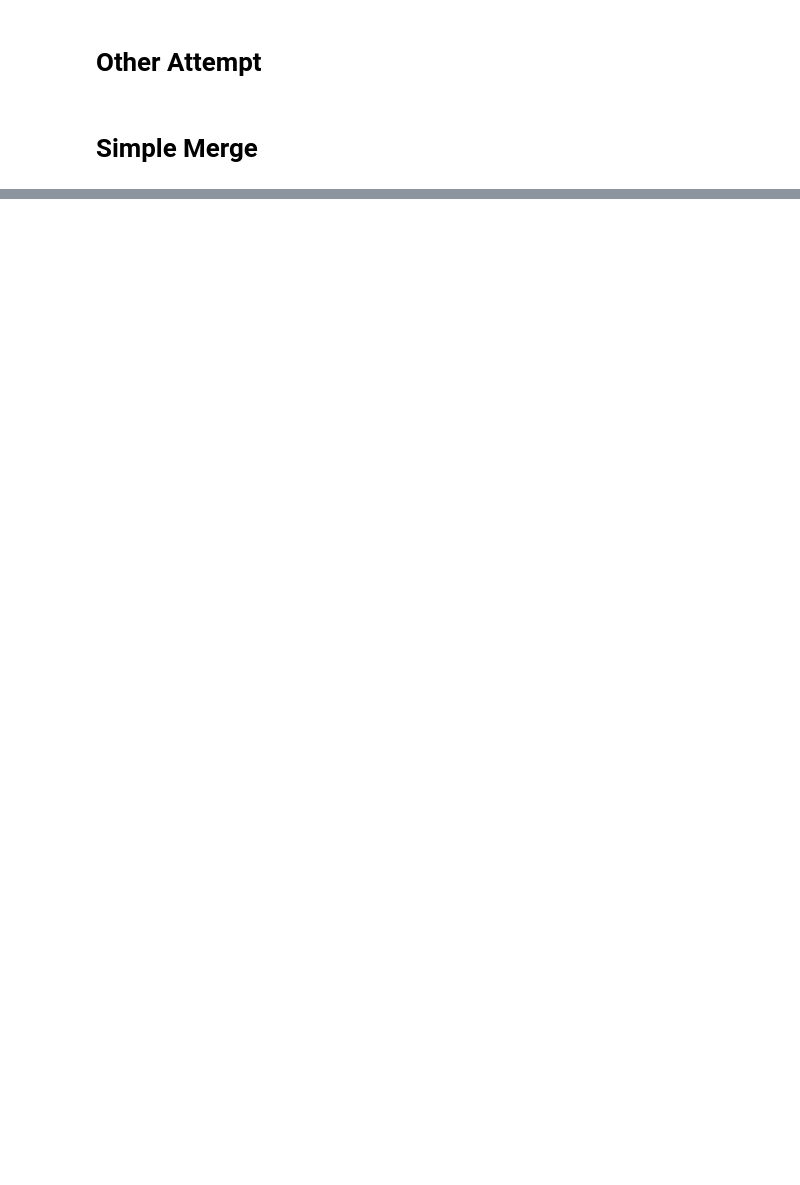
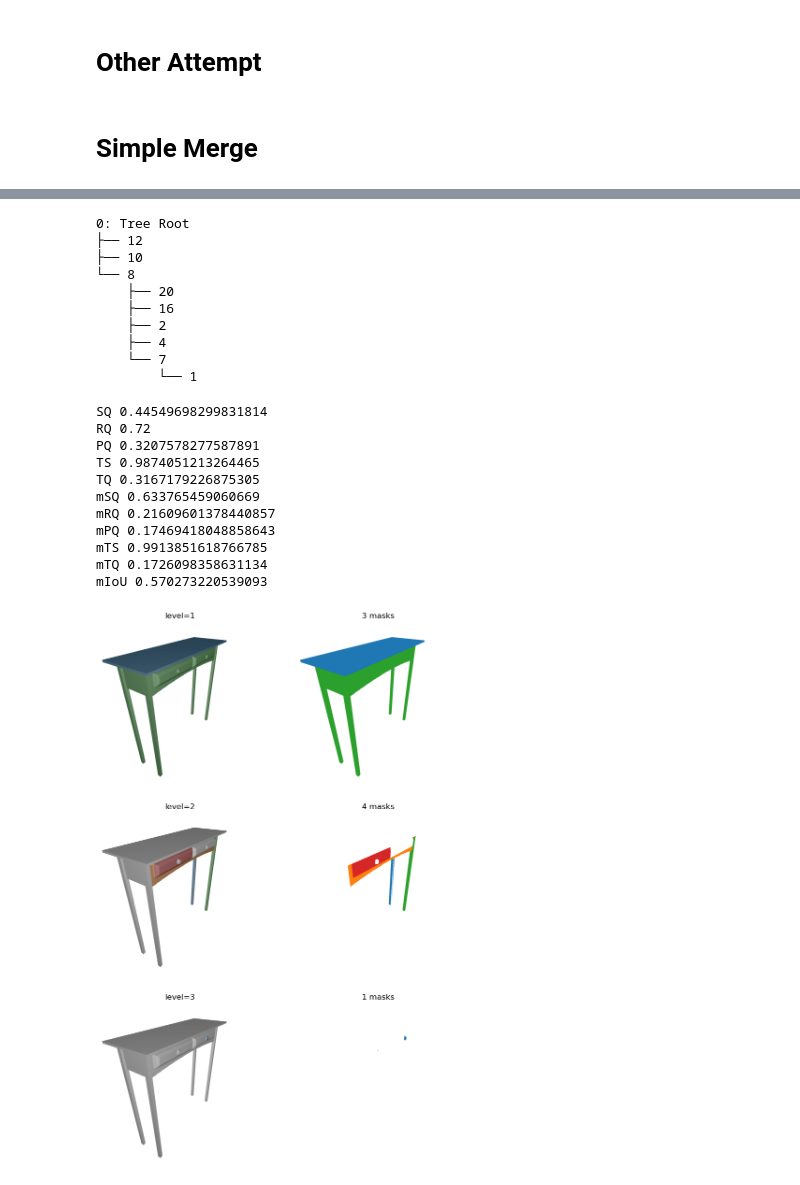
Before and after one commit to dnvtmf/OTS, a Jupyter notebook: notebooks/PartNet.ipynb, the cells around one changed output, grey strips where cells are left out. Saved outputs shown, nothing was run; the diff lists cells and outputs as text; code cells hidden in the pictures; blank space fills up the shorter version.

```diff
--- a/notebooks/PartNet.ipynb
+++ b/notebooks/PartNet.ipynb
@@ -604,0 +819,2 @@ print(metric.PQ, metric.TQ)
+# %%
+X, _ = tree3d_gt.compress_masks(epochs=3000, include_views=True)
@@ -604,0 +839,7 @@ print(metric.PQ, metric.TQ)
+# %%
+K = gt.cnt * 2
+gnn = pyg.nn.GCN(in_channels=X.shape[1], hidden_channels=128, num_layers=2, out_channels=K, norm='BatchNorm').cuda()
+print(gnn)
+
+tree3d_gt.run(epochs=5000, K=K, gnn=gnn, A=A * (A > 0.5), X=X)
+# tree3d_gt.save(cache_dir.joinpath('gt_seg.tree3dv2'))
@@ -604,0 +864,36 @@ print(metric.PQ, metric.TQ)
+# %%
+# tree3d_gt.in_threshold = 0.9
+# tree3d_gt.set_score_threshold(0.7)
+show_index = 8
+show_all_levels(images[show_index, :, :, :3], tree3d_gt, tri_ids[show_index])
+# tree3d_gt.node_rearrange()
+tree3d_gt.print_tree()
+metric = TreeSegmentMetric()
+metric.update(tree3d_gt.to(device), gt.to(device))
+for k, v in metric.summarize().items():
+    print(k, v)
+# without tree loss: 0.5807471451935945 0.4203405976295471
+# with tree loss:0.733435549054827 0.5524243116378784
+# %% [output]
+0: Tree Root
+├── 12
+├── 10
+└── 8
+    ├── 20
+    ├── 16
+    ├── 2
+    ├── 4
+    └── 7
+        └── 1
+SQ 0.44549698299831814
+RQ 0.72
+PQ 0.3207578277587891
+TS 0.9874051213264465
+TQ 0.3167179226875305
+mSQ 0.633765459060669
+mRQ 0.21609601378440857
+mPQ 0.17469418048858643
+mTS 0.9913851618766785
+mTQ 0.1726098358631134
+mIoU 0.570273220539093
+[figure, added]
```
Also changed, not shown: parts of 19 cells of this notebook, 11 other files.
